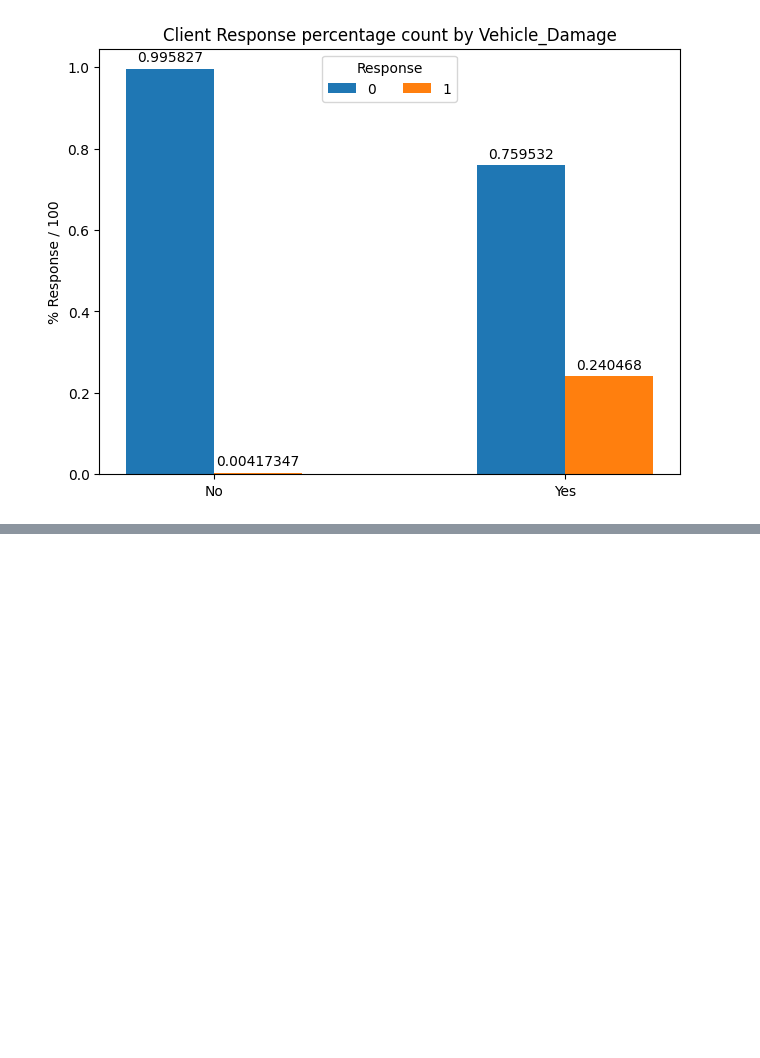
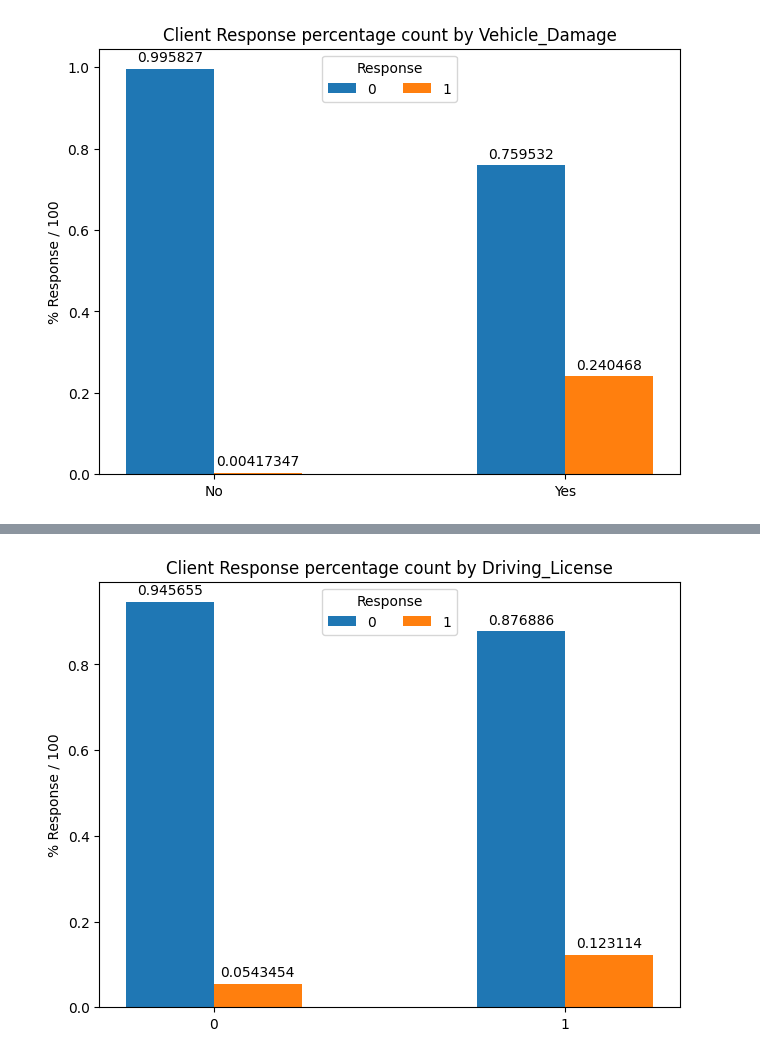
Before and after one commit to anielv95/kaggle-pg-4x07, a Jupyter notebook: notebooks/eda.ipynb, the cells around one changed output, grey strips where cells are left out. Saved outputs shown, nothing was run; the diff lists cells and outputs as text; code cells hidden in the pictures; blank space fills up the shorter version.

```diff
--- a/notebooks/eda.ipynb
+++ b/notebooks/eda.ipynb
@@ -295,0 +300,4 @@ create_graph("Vehicle_Damage","Response",train_train)
+# %%
+create_graph("Driving_License","Response",train_train)
+# %% [output]
+[figure, added]
```
Also changed, not shown: parts of 1 cell of this notebook.
